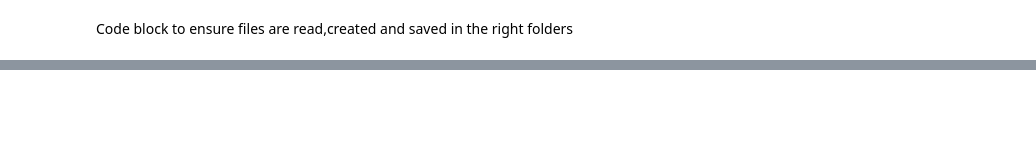
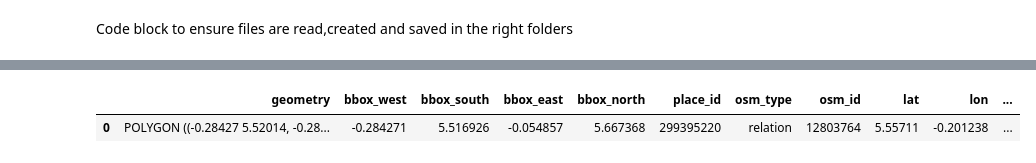
Before and after one commit to manafosman-dev/accra_ev_swap_coverage_analysis, a Jupyter notebook: notebooks/01_boundary_and_station_data.ipynb, the cells around one changed output, grey strips where cells are left out. Saved outputs shown, nothing was run; the diff lists cells and outputs as text; code cells hidden in the pictures; blank space fills up the shorter version.

Commit message:
adding code to download accra boundry

```diff
--- a/notebooks/01_boundary_and_station_data.ipynb
+++ b/notebooks/01_boundary_and_station_data.ipynb
@@ -27,0 +31,9 @@ print("Folders are ready")
+# %%
+ox.settings.use_cache = True
+ox.settings.log_console = True
+
+accra_boundary = ox.geocode_to_gdf("Accra, Ghana")
+accra_boundary
+# %% [output]
+|  | geometry | bbox_west | bbox_south | bbox_east | bbox_north | place_id | osm_type | osm_id | lat | lon | ... |
+| 0 | POLYGON ((-0.28427 5.52014, -0.28... | -0.284271 | 5.516926 | -0.054857 | 5.667368 | 299395220 | relation | 12803764 | 5.55711 | -0.201238 | ... |
```
Also changed, not shown: parts of 6 cells of this notebook, 4 other files.
